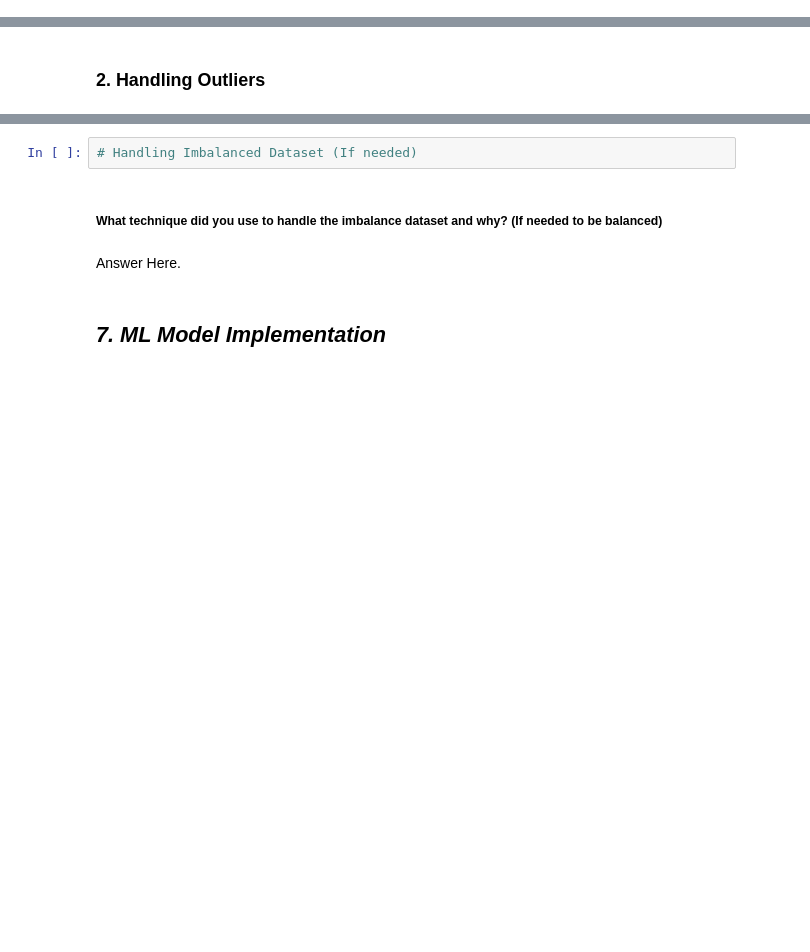
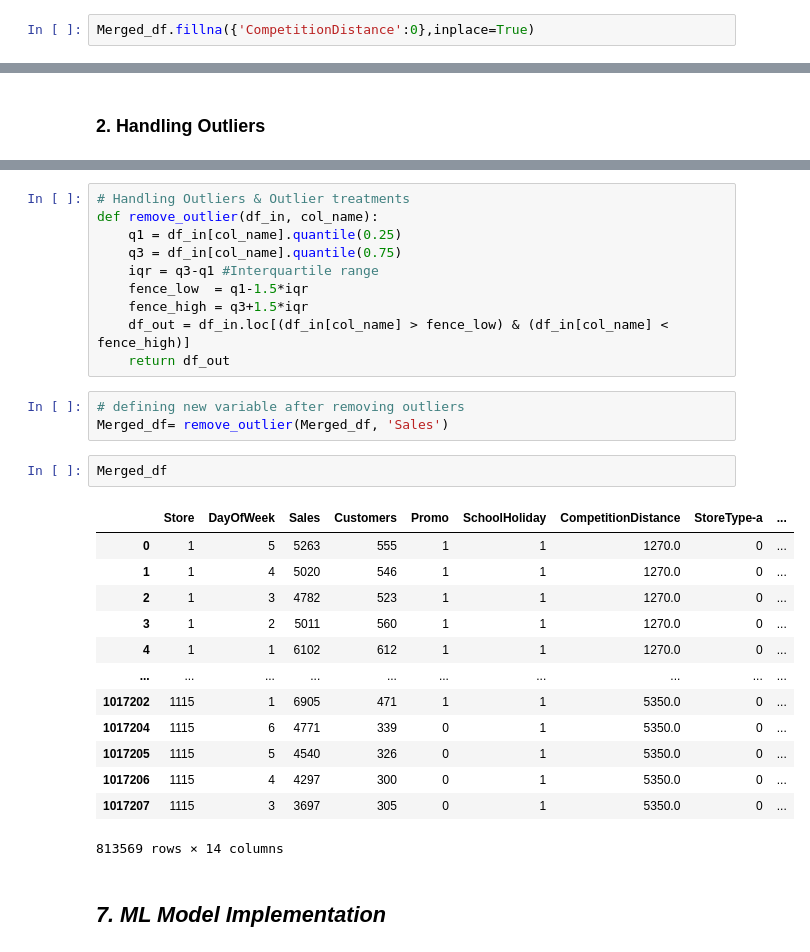
Before and after one commit to vedanttule134/Retail-Sales-Prediction, a Jupyter notebook: Retail_Sales_Prediction.ipynb, the cells around one changed output, grey strips where cells are left out. Saved outputs shown, nothing was run; the diff lists cells and outputs as text; blank space fills up the shorter version.

```diff
--- a/Retail_Sales_Prediction.ipynb
+++ b/Retail_Sales_Prediction.ipynb
@@ -924,0 +963,2 @@ Merged_df
+# %%
+Merged_df.fillna({'CompetitionDistance':0},inplace=True)
@@ -1054,9 +994,32 @@ Answer Here.
-# %%
-# Handling Imbalanced Dataset (If needed)
-# %% [markdown]
-##### What technique did you use to handle the imbalance dataset and why? (If needed to be balanced)
-# %% [markdown]
-Answer Here.
+# %%
+# Handling Outliers & Outlier treatments
+def remove_outlier(df_in, col_name):
+    q1 = df_in[col_name].quantile(0.25)
+    q3 = df_in[col_name].quantile(0.75)
+    iqr = q3-q1 #Interquartile range
+    fence_low  = q1-1.5*iqr
+    fence_high = q3+1.5*iqr
+    df_out = df_in.loc[(df_in[col_name] > fence_low) & (df_in[col_name] < fence_high)]
+    return df_out
+# %%
+# defining new variable after removing outliers
+Merged_df= remove_outlier(Merged_df, 'Sales')
+# %%
+Merged_df
+# %% [output]
+|  | Store | DayOfWeek | Sales | Customers | Promo | SchoolHoliday | CompetitionDistance | StoreType-a | ... |
+| 0 | 1 | 5 | 5263 | 555 | 1 | 1 | 1270.0 | 0 | ... |
+| 1 | 1 | 4 | 5020 | 546 | 1 | 1 | 1270.0 | 0 | ... |
+| 2 | 1 | 3 | 4782 | 523 | 1 | 1 | 1270.0 | 0 | ... |
+| 3 | 1 | 2 | 5011 | 560 | 1 | 1 | 1270.0 | 0 | ... |
+| 4 | 1 | 1 | 6102 | 612 | 1 | 1 | 1270.0 | 0 | ... |
+| ... | ... | ... | ... | ... | ... | ... | ... | ... | ... |
+| 1017202 | 1115 | 1 | 6905 | 471 | 1 | 1 | 5350.0 | 0 | ... |
+| 1017204 | 1115 | 6 | 4771 | 339 | 0 | 1 | 5350.0 | 0 | ... |
+| 1017205 | 1115 | 5 | 4540 | 326 | 0 | 1 | 5350.0 | 0 | ... |
+| 1017206 | 1115 | 4 | 4297 | 300 | 0 | 1 | 5350.0 | 0 | ... |
+| 1017207 | 1115 | 3 | 3697 | 305 | 0 | 1 | 5350.0 | 0 | ... |
+813569 rows × 14 columns
 # %% [markdown]
 ## ***7. ML Model Implementation***
 # %% [markdown]
```
Also changed, not shown: parts of 74 cells of this notebook.
